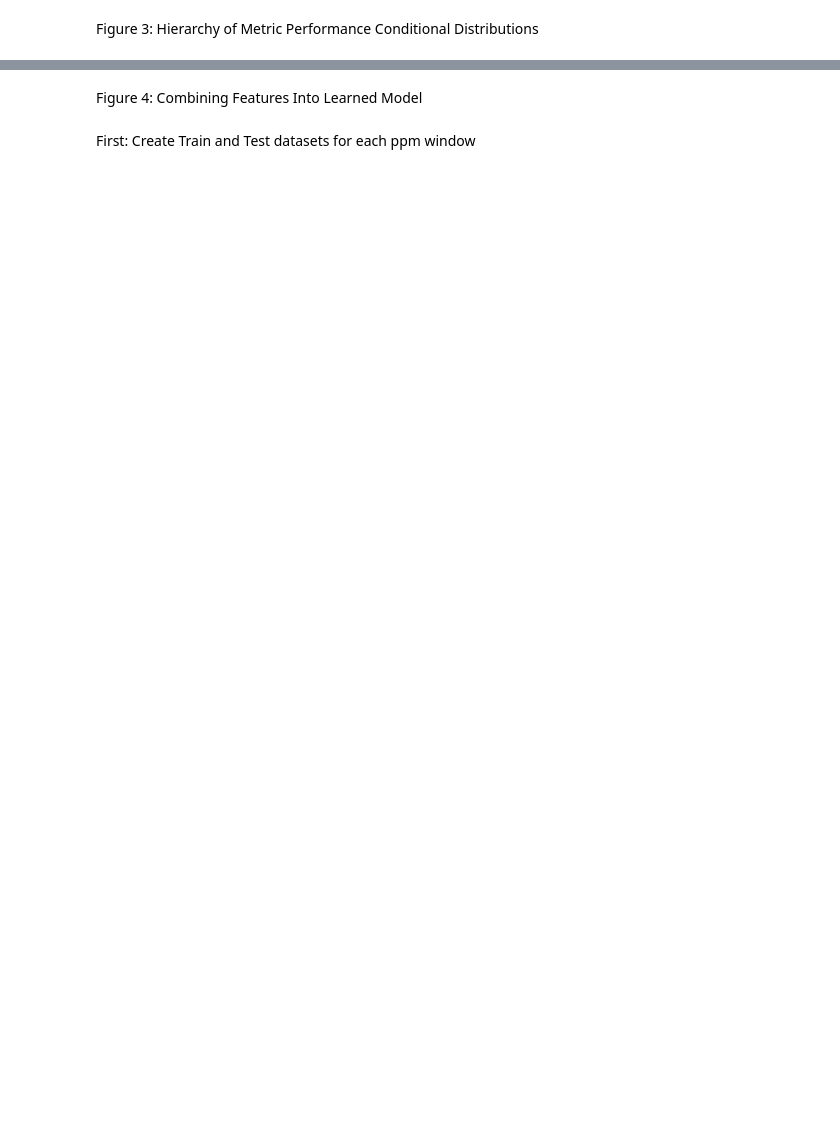
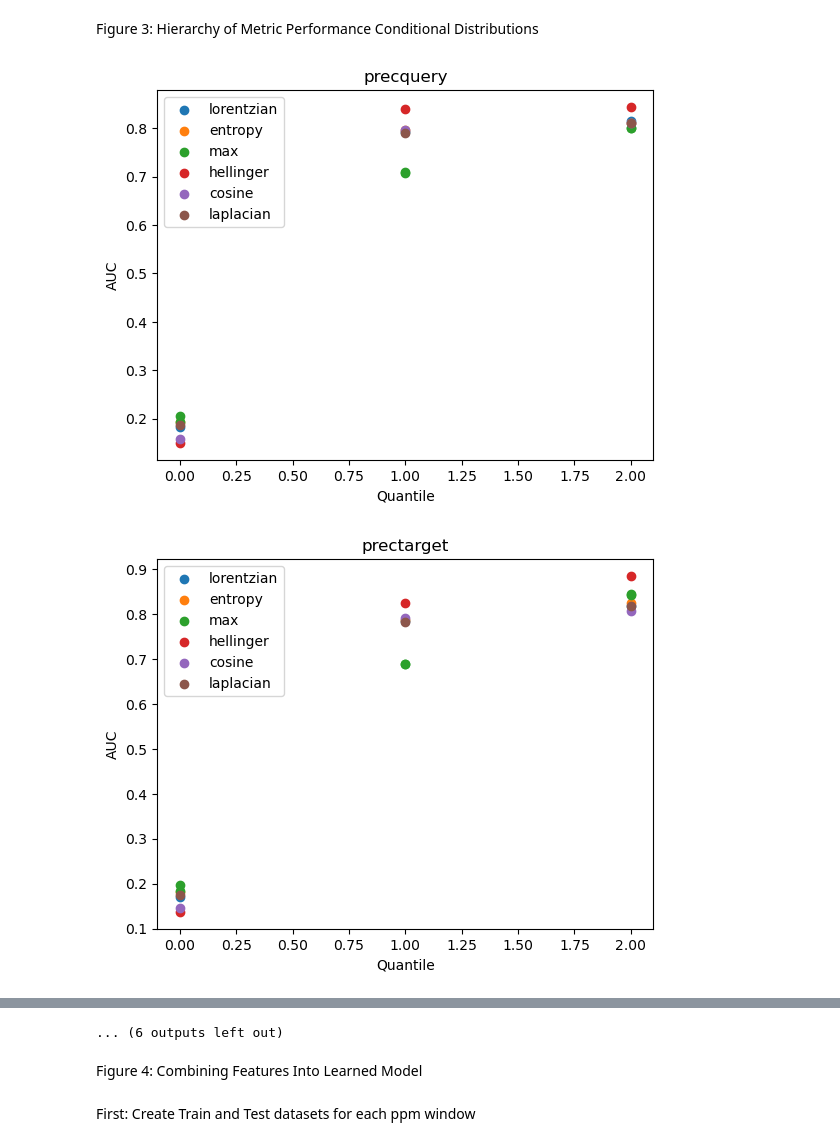
Before and after one commit to Jbug1/SpecSim, a Jupyter notebook: figures.ipynb, the cells around one changed output, grey strips where cells are left out. Drawn from its saved outputs; the diff is of its cells as text; code cells hidden in the pictures; blank space fills up the shorter version.

Commit message:
figs 1-3 done. fig4 data done

```diff
--- a/figures.ipynb
+++ b/figures.ipynb
@@ -61,23 +62,23 @@ if fullRun:
     query_ = pd.read_pickle(query)
     all_bases = list(set(query_['inchi_base']))
 
-    first_bases = all_bases[:int(len(all_bases)/2)]
-    second_bases = all_bases[int(len(all_bases)/2):]
+    first_bases = all_bases[:int(len(all_bases)*0.7)]
+    second_bases = all_bases[int(len(all_bases)/0.7):]
 
     first_query_ = query_[np.isin(query_['inchi_base'],first_bases)]
     first_query_.reset_index(inplace=True)
-    first_query_.to_pickle(f'{outputs_path}/intermediateOutputs/first_query.pkl')
+    first_query_.to_pickle(f'{outputs_path}/intermediateOutputs/splitMatches/first_query.pkl')
     del(first_query_)
 
     second_query_ = query_[np.isin(query_['inchi_base'],first_bases)]
     second_query_.reset_index(inplace=True)
-    second_query_.to_pickle(f'{outputs_path}/intermediateOutputs/second_query.pkl')
+    second_query_.to_pickle(f'{outputs_path}/intermediateOutputs/splitMatches/second_query.pkl')
     del(second_query_)
     del(query_)
 
 
-    np.save(f'{outputs_path}/intermediateOutputs/first_bases.npy',first_bases)
-    np.save(f'{outputs_path}/intermediateOutputs/second_bases.npy',second_bases)
+    np.save(f'{outputs_path}/intermediateOutputs/splitMatches/first_bases.npy',first_bases)
+    np.save(f'{outputs_path}/intermediateOutputs/splitMatches/second_bases.npy',second_bases)
     del(first_bases)
     del(second_bases)
 # %% [markdown]
@@ -87,7 +88,7 @@ Figure 1: Global Performance of Individual Metrics/Weighting Schemes
 ppm_windows = [10]
 
 #this is the size of the sample we take from the full target
-size=1e6
+size=800000
 
 #this is the maximum number of matches we allow for each query, based on the precursor window
 max_matches=100
@@ -96,10 +97,10 @@ max_matches=100
 adduct_match=False
 
 #Similarity methods and transformation parameters below. Leave sim methods as None to run all
-noise_threshes=[0.01,0.05,0.1]
-centroid_tolerance_vals = [0.05, 3]
-centroid_tolerance_types=['da','ppm']
-powers=[0.25,1,3,'ent',None]
+noise_threshes=[0.01,0.05]
+centroid_tolerance_vals = [0.05,0.1]
+centroid_tolerance_types=['da','da']
+powers=[0.25,1,None]
 sim_methods=None
 
 if fullRun:
@@ -143,10 +133,10 @@ if fullRun:
 Figure 2: Assessing Metric Stability in Smaller Samples
 # %%
 #this is the size of the sample we take from the full target
-size=2e3
+size=2e2
 
 #this is the number of times we want to take a sample of the above size
-trials=100
+trials=2
 
 if fullRun:
     #we will evaluate the performace of the individual metrics on a large sample from the
@@ -220,19 +213,27 @@ Figure 3: Hierarchy of Metric Performance Conditional Distributions
 # %%
 #we will only consider the default weighting scheme here
 #consider all the below metrics
+reload(plotAndOrderResults)
+reload(tests)
 metrics=['lorentzian','lorentzian_jonah','entropy','max_entropy','hellinger','max_bhattacharya_2','cosine','laplacian']
-quantile_variables=['entropy','num_peaks','precquery','']
-quantile_num=10
+quantile_variables = ['precquery', 'cequery','ceratio','ceabs', 'prec_abs_dif', 'prec_ppm_dif','npeaks_query','normalent_query','ent_query','mass_reduction_query']
+quantile_num=3
 output_path=f'{outputs_path}/fig3'
 
 for i in ppm_windows:
 
-    matches = pd.read_pickle(f'{outputs_path}/intermediateOutputs/fullSearchMatches/{i}_ppm.pkl')
+    matches = pd.read_pickle(f'{outputs_path}/intermediateOutputs/fullSearchMatches/matches_{i}_ppm.pkl')
     input_data = datasetBuilder.create_model_dataset(matches,
                                                      sim_methods=metrics,
                                                      noise_threshes=[0.01],
                                                      centroid_tolerance_vals=[0.05],
                                                      centroid_tolerance_types=["da"],
-                                                     powers=[1],)
+                                                     powers=[1])
 
-    plotAndOrderResults.fig3(input_data, test)
+    quantile_variables = input_data.columns[:17]
+    metrics = input_data.columns[-len(metrics):-1]
+
+    plotAndOrderResults.fig3(input_data, metrics, quantile_variables, quantile_num, output_path)
+# %% [output]
+[figure, added]
+[figure, added]
@@ -239,3 +250,4 @@ for i in ppm_windows:
+... (6 outputs left out)
 # %% [markdown]
 Figure 4: Combining Features Into Learned Model
 # %% [markdown]
```
Also changed, not shown: parts of 10 cells of this notebook, 13 other files.
